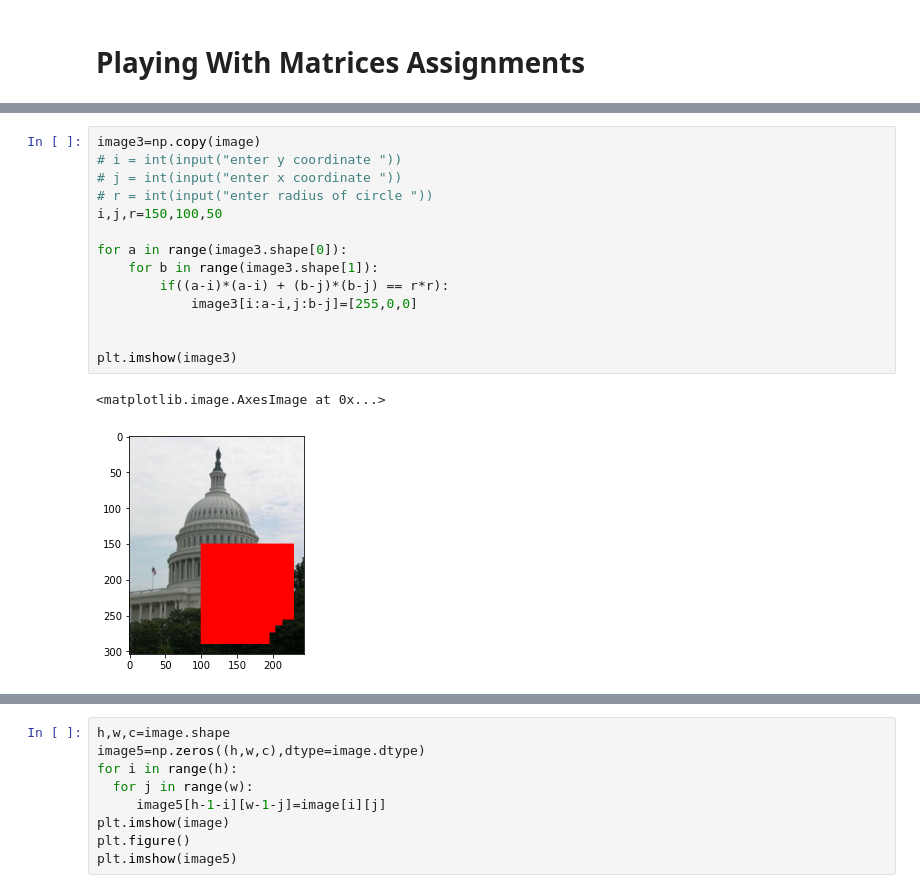
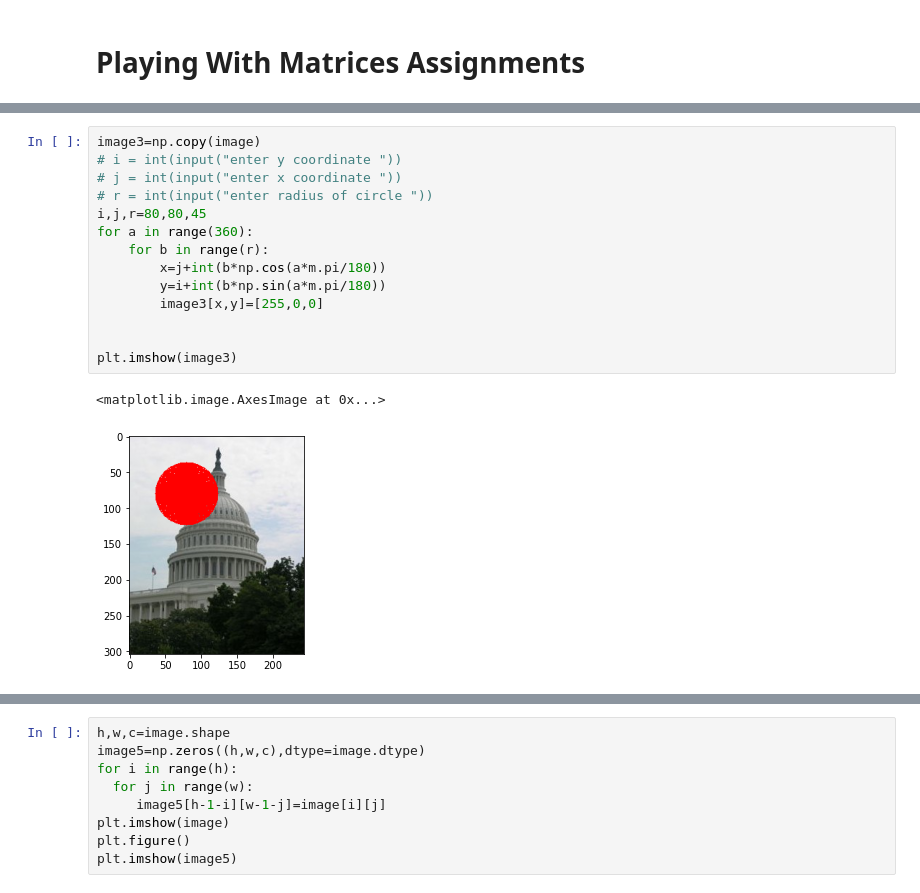
Before and after one commit to KunalA18/pixels_assignment_68, a Jupyter notebook: 7_image_processing_assignments-checkpoint.ipynb, the cells around one changed output, grey strips where cells are left out. Cells and saved outputs as stored; diff of their text form.

Commit message:
image processing assignment

```diff
--- a/7_image_processing_assignments-checkpoint.ipynb
+++ b/7_image_processing_assignments-checkpoint.ipynb
@@ -102,17 +99,17 @@ enter side length of square 80
 # %%
 image3=np.copy(image)
 # i = int(input("enter y coordinate "))
 # j = int(input("enter x coordinate "))
 # r = int(input("enter radius of circle "))
-i,j,r=150,100,50
-
-for a in range(image3.shape[0]):
-    for b in range(image3.shape[1]):
-        if((a-i)*(a-i) + (b-j)*(b-j) == r*r):
-            image3[i:a-i,j:b-j]=[255,0,0]
+i,j,r=80,80,45
+for a in range(360):
+    for b in range(r):
+        x=j+int(b*np.cos(a*m.pi/180))
+        y=i+int(b*np.sin(a*m.pi/180))
+        image3[x,y]=[255,0,0]
 
 
 plt.imshow(image3)
 # %% [output]
 <matplotlib.image.AxesImage at 0x...>
-[figure, old version]
+[figure, new version]
```
Also changed, not shown: parts of 21 cells of this notebook.
